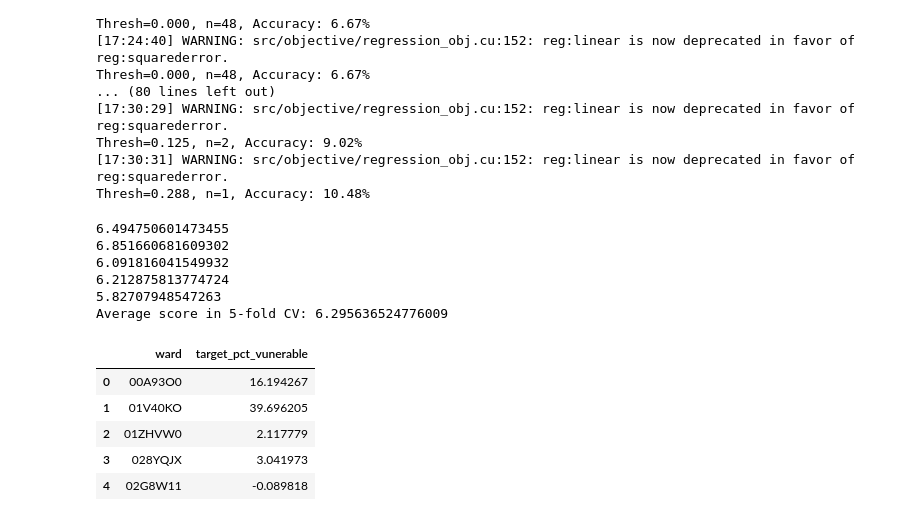
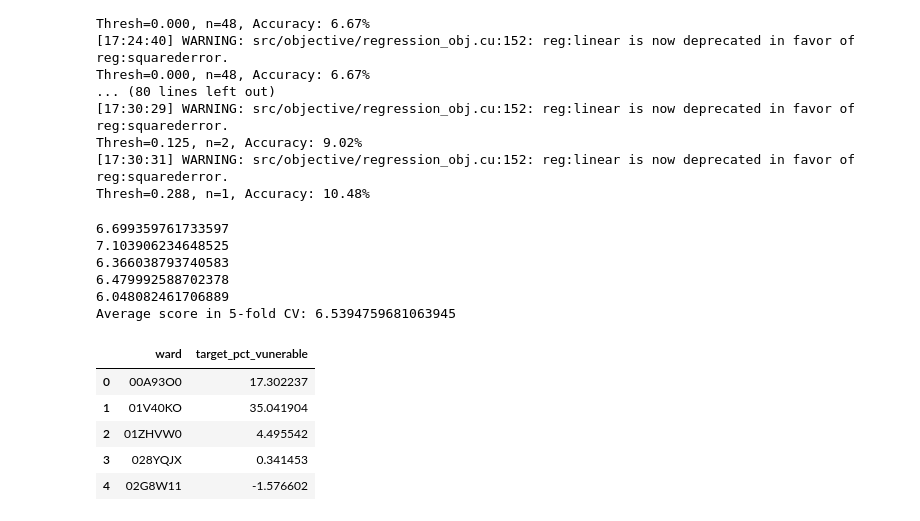
Before and after one commit to stmugisha/competitive-programming, a Jupyter notebook: covid-19_vulnerability_mapping_SA/model.ipynb, the cells around one changed output. Saved outputs shown, nothing was run; the diff lists cells and outputs as text; code cells hidden in the pictures.

```diff
--- a/covid-19_vulnerability_mapping_SA/model.ipynb
+++ b/covid-19_vulnerability_mapping_SA/model.ipynb
@@ -62,3 +71,15 @@ train.shape, test.shape
+# %%
+# some Data cleaning and feature engineering
+train = train[train['total_households']<=17500]
+#train = train[train.index!=1094]
+
+train['Individualsperhouse'] = train['total_individuals'] / train['total_households']
+test['Individualsperhouse'] = test['total_individuals'] / test['total_households']
+
+train['total_households_lt5000'] = train['total_households'].apply(lambda x:1 if 2500
+<x<=5000 else 0)
+test['total_households_lt5000'] = test['total_households'].apply(lambda x:1 if 2500<x
+<=5000 else 0)
 # %%
 corr = train.corr()
 fig = plt.figure(figsize = (9, 6))
@@ -87,7 +108,7 @@ sns.distplot(train.target_pct_vunerable, bins=100)
 def rmse(y,x):
     return np.sqrt(mean_squared_error(x,y))
 # %%
-drop_cols = ['target_pct_vunerable', 'ward']
+drop_cols = ['target_pct_vunerable', 'ward', 'dw_11', 'dw_12','lan_13']
 
 y = train.target_pct_vunerable
 X = train.drop(drop_cols, axis=1)
@@ -119,7 +120,7 @@ train.columns.tolist()
 # %%
 lgb_params = {
     'metric' : 'rmse',
-    'learning_rate': 0.05,
+    'learning_rate': 0.03,
     'max_depth': 6,
     'num_leaves': 50,
     'objective': 'regression',
@@ -224,7 +225,7 @@ kf = KFold(n_splits=5, shuffle=False)
 
 scores = []
 for train, val in kf.split(X):
-  model = RandomForestRegressor(n_estimators=1000, max_depth=7, n_jobs=-1,
+  model = RandomForestRegressor(n_estimators=200, max_depth=5, n_jobs=-1,
                                 random_state=42)
   model.fit(X.iloc[train], y.iloc[train])
   root_mse = rmse(y.iloc[val], model.predict(X.iloc[val]))
@@ -233,26 +234,26 @@ for train, val in kf.split(X):
 
 print("Average score in 5-fold CV:", np.mean(scores))
 # %% [output]
-6.494750601473455
-6.851660681609302
-6.091816041549932
-6.212875813774724
-5.82707948547263
-Average score in 5-fold CV: 6.295636524776009
+6.699359761733597
+7.103906234648525
+6.366038793740583
+6.479992588702378
+6.048082461706889
+Average score in 5-fold CV: 6.5394759681063945
 # %%
 predictions = xgb_model.predict(test)
-#preds = lgb_model.predict(test)
+preds = lgb_model.predict(test)
 # %%
 sub['ward'] = ids
-sub['target_pct_vunerable'] = predictions
+sub['target_pct_vunerable'] = preds
 sub.head()
 # %% [output]
 |  | ward | target_pct_vunerable |
-| 0 | 00A93O0 | 16.194267 |
-| 1 | 01V40KO | 39.696205 |
-| 2 | 01ZHVW0 | 2.117779 |
-| 3 | 028YQJX | 3.041973 |
-| 4 | 02G8W11 | -0.089818 |
+| 0 | 00A93O0 | 17.302237 |
+| 1 | 01V40KO | 35.041904 |
+| 2 | 01ZHVW0 | 4.495542 |
+| 3 | 028YQJX | 0.341453 |
+| 4 | 02G8W11 | -1.576602 |
 # %%
 #%mkdir submissions
 #sub.to_csv(f'./submissions/sub{np.round(np.mean(scores), 4)}.csv', index=False)
```
Also changed, not shown: parts of 11 cells of this notebook.
